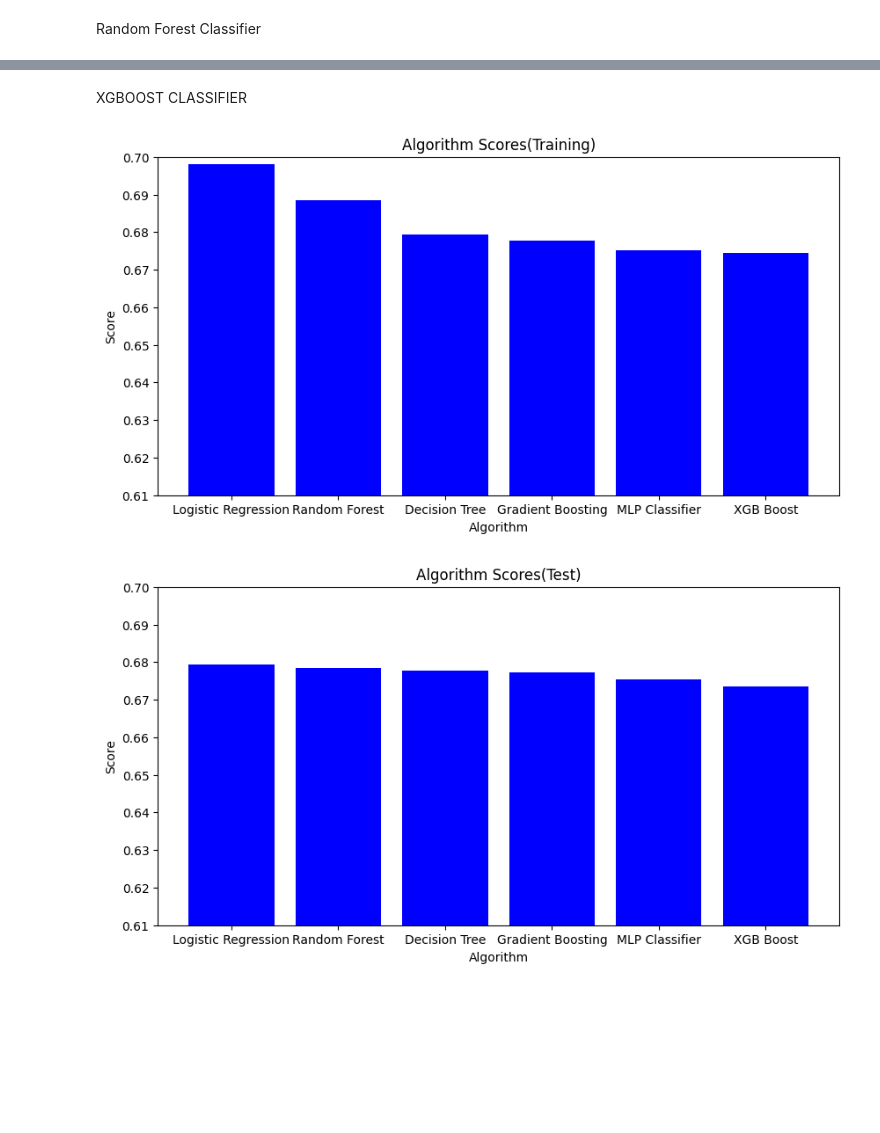
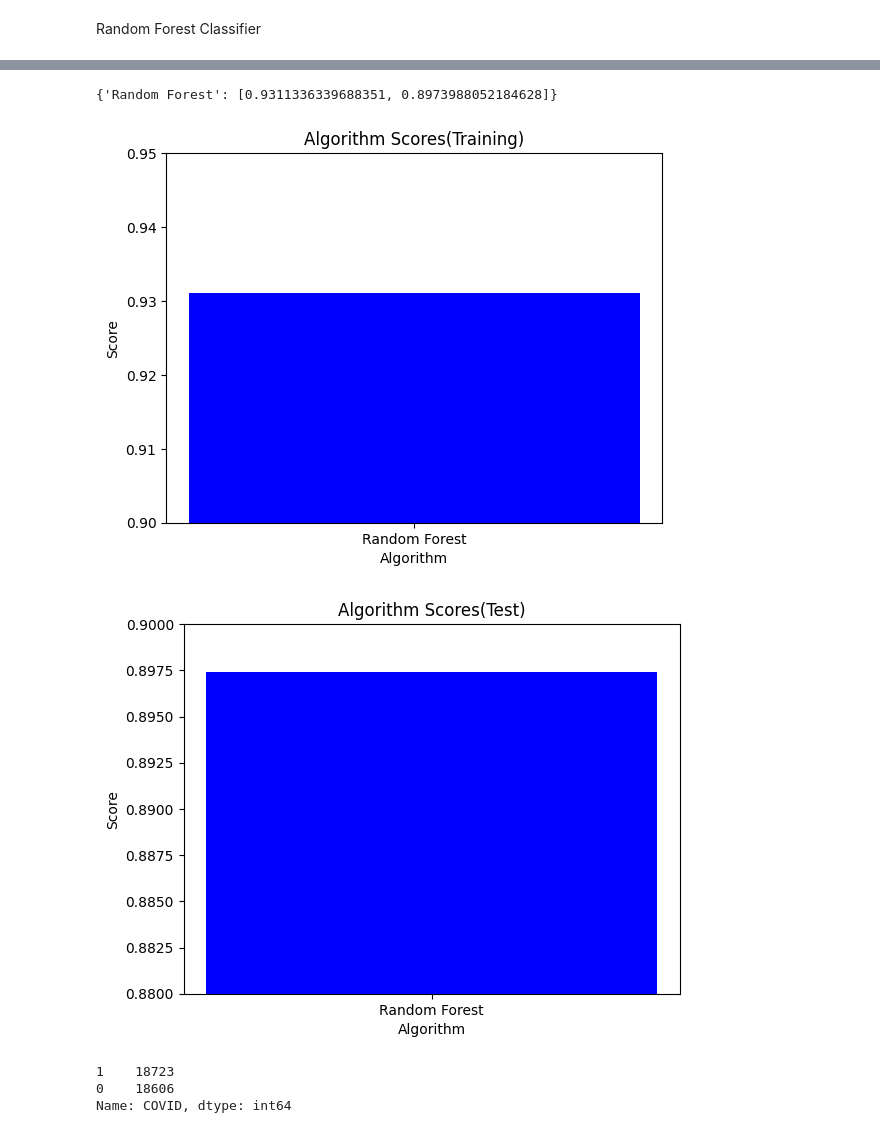
Before and after one commit to marchelzi/covid19-prediction, a Jupyter notebook: COVID_19_Prediction.ipynb, the cells around one changed output, grey strips where cells are left out. Saved outputs shown, nothing was run; the diff lists cells and outputs as text; code cells hidden in the pictures; blank space fills up the shorter version.

```diff
--- a/COVID_19_Prediction.ipynb
+++ b/COVID_19_Prediction.ipynb
@@ -205,7 +224,0 @@ decision_param_grid = {
-# %%
-decision_tree.fit(x_train, y_train)
-decision_tree_score = decision_tree.score(x_test, y_test)
-model_scores['Decision Tree'] = [
-    decision_tree.score(x_train, y_train),
-    decision_tree.score(x_test, y_test)
-]
@@ -223,6 +224,0 @@ gradient_param_grid = {
-# %%
-gradient_boosting.fit(x_train, y_train)
-model_scores['Gradient Boosting'] = [
-    gradient_boosting.score(x_test, y_test),
-    gradient_boosting.score(x_test, y_test)
-]
@@ -241,43 +225,29 @@ mlp_param_grid = {
-# %%
-mlp_classifier.fit(x_train, y_train)
-
-model_scores['MLP Classifier'] = [
-    mlp_classifier.score(x_test, y_test),
-    mlp_classifier.score(x_test, y_test)
-]
-# %% [markdown]
-XGBOOST CLASSIFIER
-# %%
-xgb_boost.fit(x_train, y_train)
-
-model_scores['XGB Boost'] = [
-    xgb_boost.score(x_train, y_train),
-    xgb_boost.score(x_test, y_test)
-]
+# %%
+model_scores
+# %% [output]
+{'Random Forest': [0.9311336339688351, 0.8973988052184628]}
 # %%
 # Draw a plot of the algorithm scores
 score_by_training = [model_scores[x][0] for x in model_scores]
 score_by_training.sort(reverse=True)
-plt.figure(figsize=(10, 5))
 plt.title('Algorithm Scores(Training)')
 plt.xlabel('Algorithm')
 plt.ylabel('Score')
 # 2 decimal places
 plt.bar([x for x in model_scores], score_by_training, color='blue')
-plt.ylim(0.61, 0.70)
+plt.ylim(0.90, 0.95)
 plt.show()
 # %% [output]
-[figure, old version]
+[figure, new version]
 # %%
 score_by_test = [model_scores[x][1] for x in model_scores]
 score_by_test.sort(reverse=True)
-plt.figure(figsize=(10, 5))
 plt.title('Algorithm Scores(Test)')
 plt.xlabel('Algorithm')
 plt.ylabel('Score')
 # 2 decimal places
 plt.bar([x for x in model_scores], score_by_test, color='blue')
-plt.ylim(0.61, 0.70)
+plt.ylim(0.88, 0.9)
 plt.show()
 # %% [output]
-[figure, old version]
+[figure, new version]
@@ -299,0 +254,6 @@ reports['XGB Boost'] = classification_report(xgb_boost_prediction, y_test, outpu
+# %%
+test_y.value_counts()
+# %% [output]
+1    18723
+0    18606
+Name: COVID, dtype: int64
```
Also changed, not shown: parts of 45 cells of this notebook, 11 other files.
